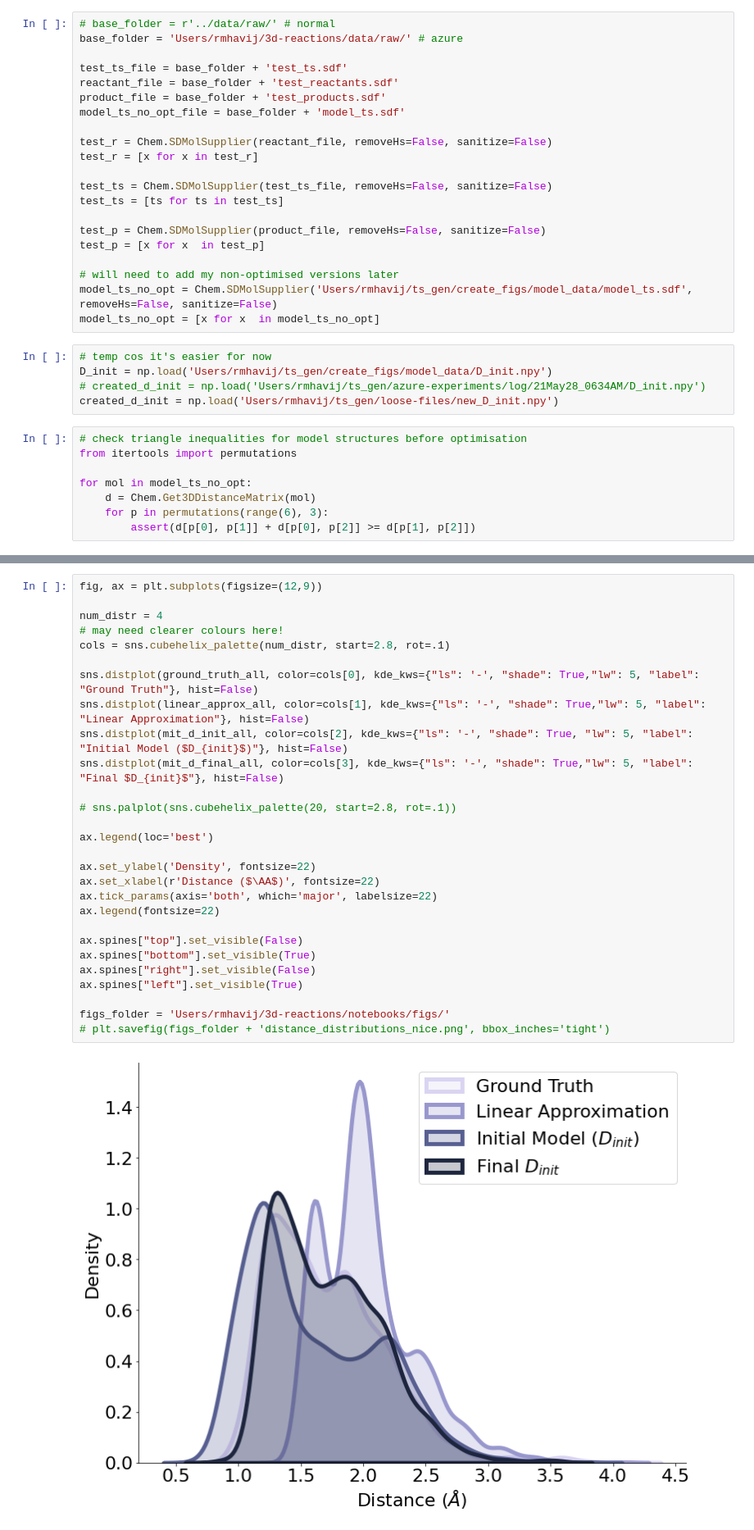
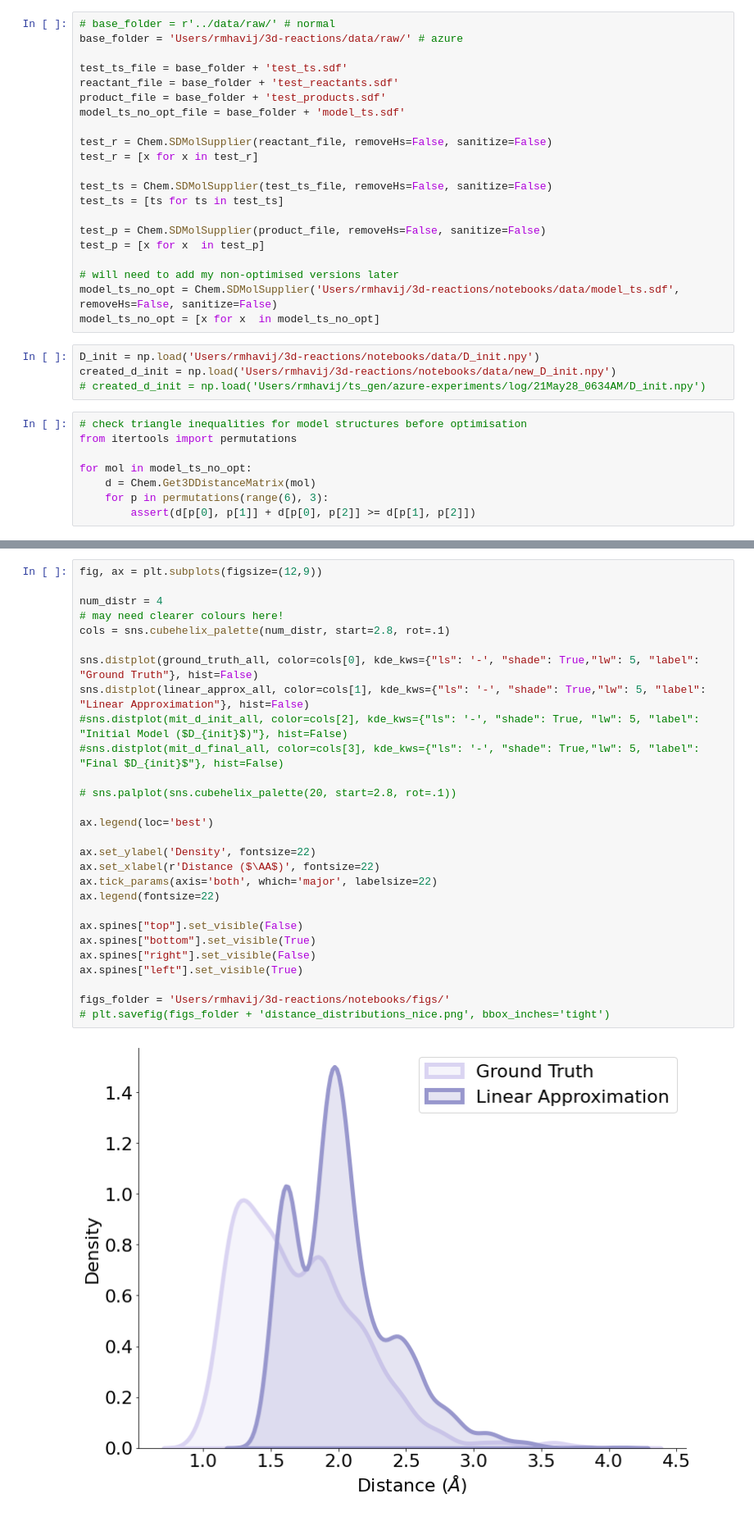
Before and after one commit to avishvj/3d-reactions, a Jupyter notebook: notebooks/distances.ipynb, the cells around one changed output, grey strips where cells are left out. Shown at 82% size. Cells and saved outputs as stored; diff of their text form.

```diff
--- a/notebooks/distances.ipynb
+++ b/notebooks/distances.ipynb
@@ -40,13 +40,12 @@ test_p = Chem.SDMolSupplier(product_file, removeHs=False, sanitize=False)
 test_p = [x for x  in test_p]
 
 # will need to add my non-optimised versions later
-model_ts_no_opt = Chem.SDMolSupplier('Users/rmhavij/ts_gen/create_figs/model_data/model_ts.sdf', removeHs=False, sanitize=False)
+model_ts_no_opt = Chem.SDMolSupplier('Users/rmhavij/3d-reactions/notebooks/data/model_ts.sdf', removeHs=False, sanitize=False)
 model_ts_no_opt = [x for x  in model_ts_no_opt]
 # %%
-# temp cos it's easier for now
-D_init = np.load('Users/rmhavij/ts_gen/create_figs/model_data/D_init.npy')
+D_init = np.load('Users/rmhavij/3d-reactions/notebooks/data/D_init.npy')
+created_d_init = np.load('Users/rmhavij/3d-reactions/notebooks/data/new_D_init.npy')
 # created_d_init = np.load('Users/rmhavij/ts_gen/azure-experiments/log/21May28_0634AM/D_init.npy')
-created_d_init = np.load('Users/rmhavij/ts_gen/loose-files/new_D_init.npy')
 # %%
 # check triangle inequalities for model structures before optimisation
 from itertools import permutations
@@ -124,30 +123,30 @@ ax.spines["left"].set_visible(True)
 # %%
 fig, ax = plt.subplots(figsize=(12,9))
 
 num_distr = 4
 # may need clearer colours here!
 cols = sns.cubehelix_palette(num_distr, start=2.8, rot=.1)
 
 sns.distplot(ground_truth_all, color=cols[0], kde_kws={"ls": '-', "shade": True,"lw": 5, "label": "Ground Truth"}, hist=False)
 sns.distplot(linear_approx_all, color=cols[1], kde_kws={"ls": '-', "shade": True,"lw": 5, "label": "Linear Approximation"}, hist=False)
-sns.distplot(mit_d_init_all, color=cols[2], kde_kws={"ls": '-', "shade": True, "lw": 5, "label": "Initial Model ($D_{init}$)"}, hist=False)
-sns.distplot(mit_d_final_all, color=cols[3], kde_kws={"ls": '-', "shade": True,"lw": 5, "label": "Final $D_{init}$"}, hist=False)
+#sns.distplot(mit_d_init_all, color=cols[2], kde_kws={"ls": '-', "shade": True, "lw": 5, "label": "Initial Model ($D_{init}$)"}, hist=False)
+#sns.distplot(mit_d_final_all, color=cols[3], kde_kws={"ls": '-', "shade": True,"lw": 5, "label": "Final $D_{init}$"}, hist=False)
 
 # sns.palplot(sns.cubehelix_palette(20, start=2.8, rot=.1))
 
 ax.legend(loc='best')
 
 ax.set_ylabel('Density', fontsize=22)
 ax.set_xlabel(r'Distance ($\AA$)', fontsize=22)
 ax.tick_params(axis='both', which='major', labelsize=22)
 ax.legend(fontsize=22)
 
 ax.spines["top"].set_visible(False)
 ax.spines["bottom"].set_visible(True)
 ax.spines["right"].set_visible(False)
 ax.spines["left"].set_visible(True)
 
 figs_folder = 'Users/rmhavij/3d-reactions/notebooks/figs/'
 # plt.savefig(figs_folder + 'distance_distributions_nice.png', bbox_inches='tight')
 # %% [output]
-[figure, old version]
+[figure, new version]
```
Also changed, not shown: parts of 7 cells of this notebook.
